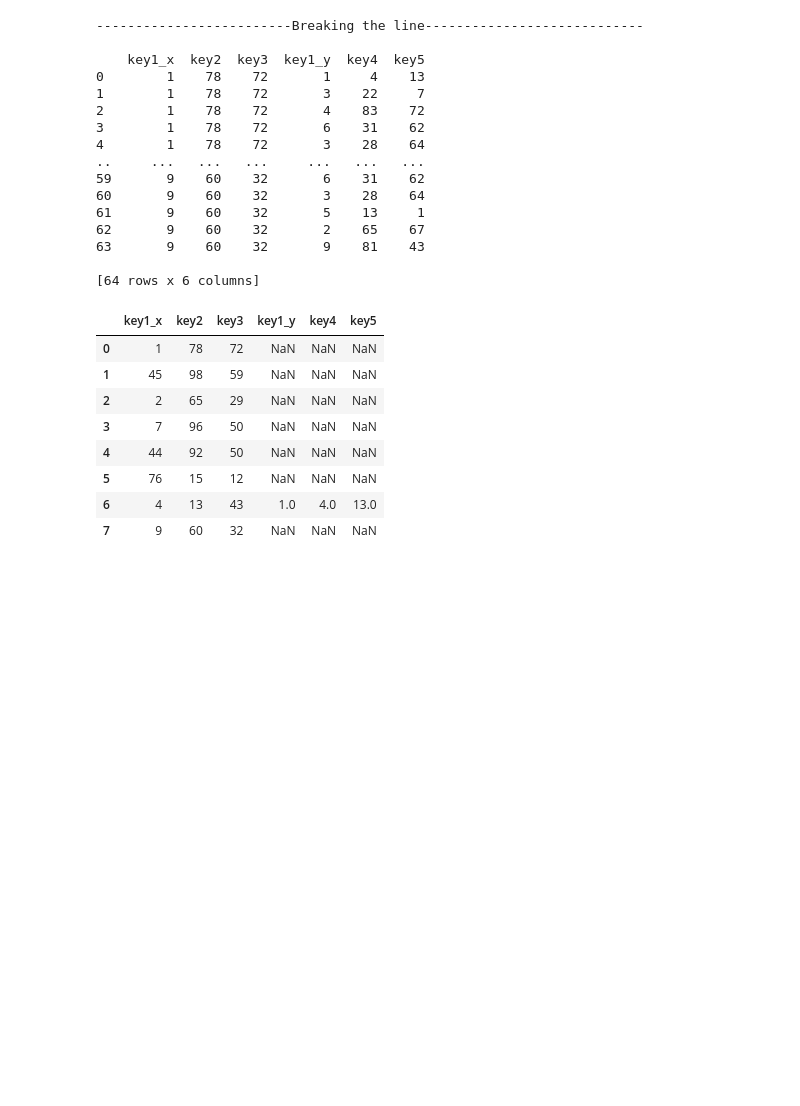
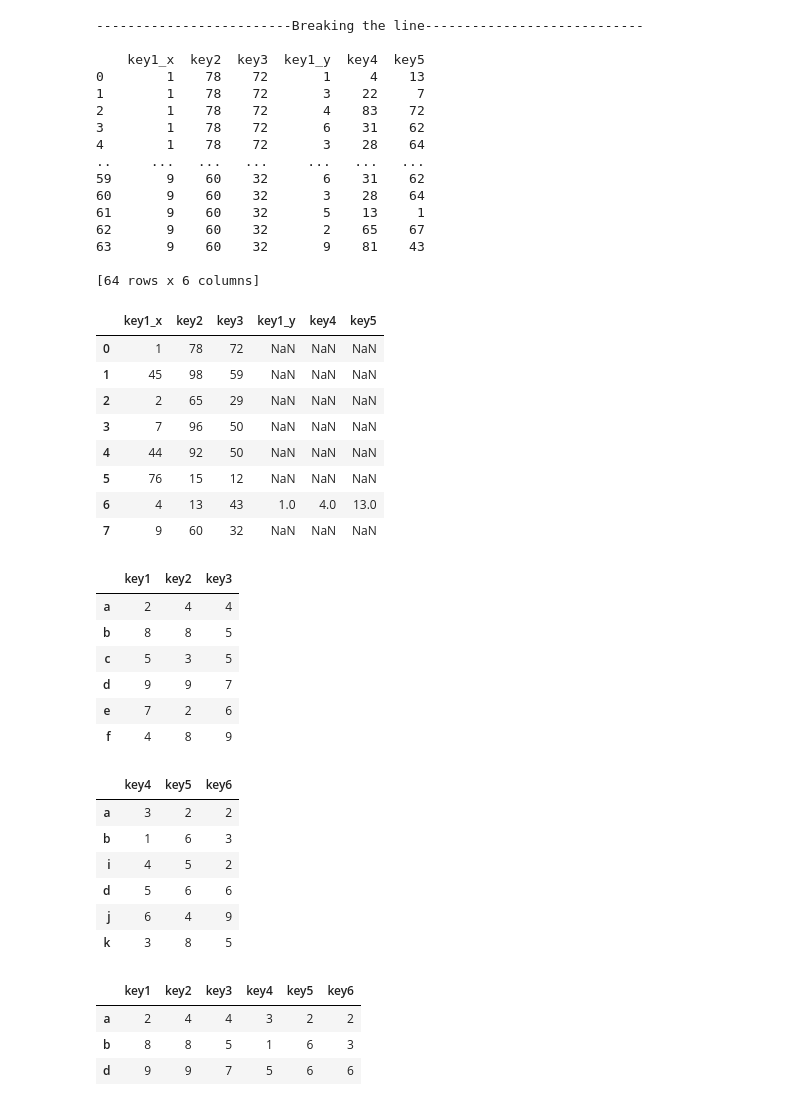
Before and after one commit to vedprakash8721/Abhishek-Data-Science-Portfolio, a Jupyter notebook: Python/Module 8 ( Pandas )/Pandas Advance V3.ipynb, the cells around one changed output. Cells and saved outputs as stored; diff of their text form; code cells hidden in the pictures; blank space fills up the shorter version.

Commit message:
Pandas Advance V3: Inner join

```diff
--- a/Python/Module 8 ( Pandas )/Pandas Advance V3.ipynb
+++ b/Python/Module 8 ( Pandas )/Pandas Advance V3.ipynb
@@ -201,3 +201,45 @@ display(pd.merge(df1,df2,how='left',left_on="key1",right_on="key4")) # as you ca
 | 7 | 9 | 60 | 32 | NaN | NaN | NaN |
 # %%
 # Pandas Advance V3:
+import numpy as np
+# Join
+""" difference between join and merge: join works on index and merge works on column
+"""
+df1=pd.DataFrame({
+    "key1": np.random.randint(1,10,6),
+    "key2": np.random.randint(1,10,6),
+    "key3": np.random.randint(1,10,6)
+},index=["a","b","c","d","e","f"]
+)
+
+df2=pd.DataFrame({
+    "key4": np.random.randint(1,10,6),
+    "key5": np.random.randint(1,10,6),
+    "key6": np.random.randint(1,10,6)
+},index=["a","b","i","d","j","k"]
+)
+
+display(df1)
+display(df2)
+
+# lets perfom join : inner join
+display(df1.join(df2,how="inner")) # this would be syntax :
+# %% [output]
+|  | key1 | key2 | key3 |
+| a | 2 | 4 | 4 |
+| b | 8 | 8 | 5 |
+| c | 5 | 3 | 5 |
+| d | 9 | 9 | 7 |
+| e | 7 | 2 | 6 |
+| f | 4 | 8 | 9 |
+|  | key4 | key5 | key6 |
+| a | 3 | 2 | 2 |
+| b | 1 | 6 | 3 |
+| i | 4 | 5 | 2 |
+| d | 5 | 6 | 6 |
+| j | 6 | 4 | 9 |
+| k | 3 | 8 | 5 |
+|  | key1 | key2 | key3 | key4 | key5 | key6 |
+| a | 2 | 4 | 4 | 3 | 2 | 2 |
+| b | 8 | 8 | 5 | 1 | 6 | 3 |
+| d | 9 | 9 | 7 | 5 | 6 | 6 |
```
